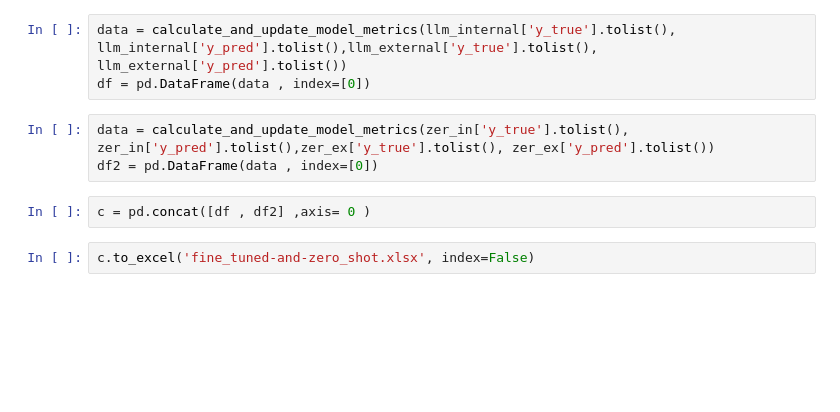
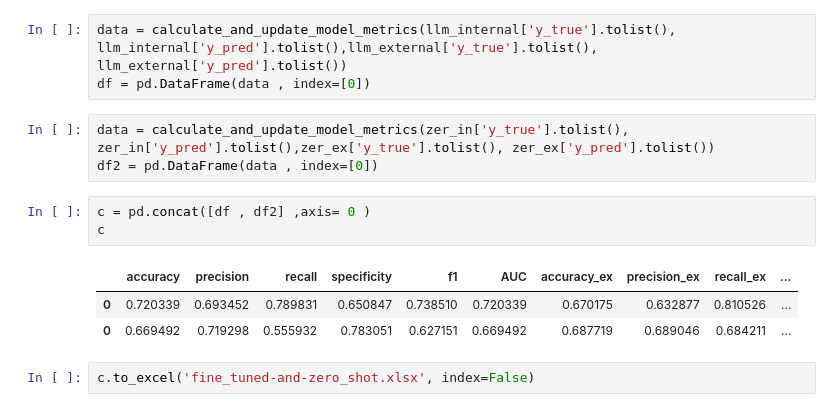
Before and after one commit to mohammad-gh009/Tehran_covid_Large-Language-Models-vs-Classical-Machine-learning, a Jupyter notebook: plots/table-information-llm.ipynb, the cells around one changed output. Cells and saved outputs as stored; diff of their text form; blank space fills up the shorter version.

```diff
--- a/plots/table-information-llm.ipynb
+++ b/plots/table-information-llm.ipynb
@@ -60,5 +73,10 @@ data = calculate_and_update_model_metrics(zer_in['y_true'].tolist(), zer_in['y_p
 df2 = pd.DataFrame(data , index=[0])
 # %%
 c = pd.concat([df , df2] ,axis= 0 )
+c
+# %% [output]
+|  | accuracy | precision | recall | specificity | f1 | AUC | accuracy_ex | precision_ex | recall_ex | ... |
+| 0 | 0.720339 | 0.693452 | 0.789831 | 0.650847 | 0.738510 | 0.720339 | 0.670175 | 0.632877 | 0.810526 | ... |
+| 0 | 0.669492 | 0.719298 | 0.555932 | 0.783051 | 0.627151 | 0.669492 | 0.687719 | 0.689046 | 0.684211 | ... |
 # %%
 c.to_excel('fine_tuned-and-zero_shot.xlsx', index=False)
```
Also changed, not shown: parts of 7 cells of this notebook, 17 other files.
